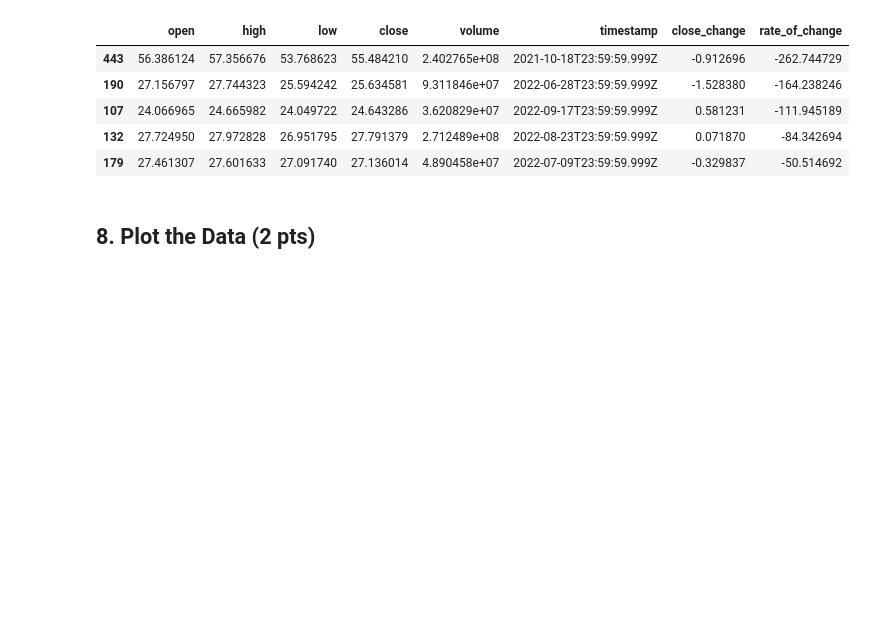
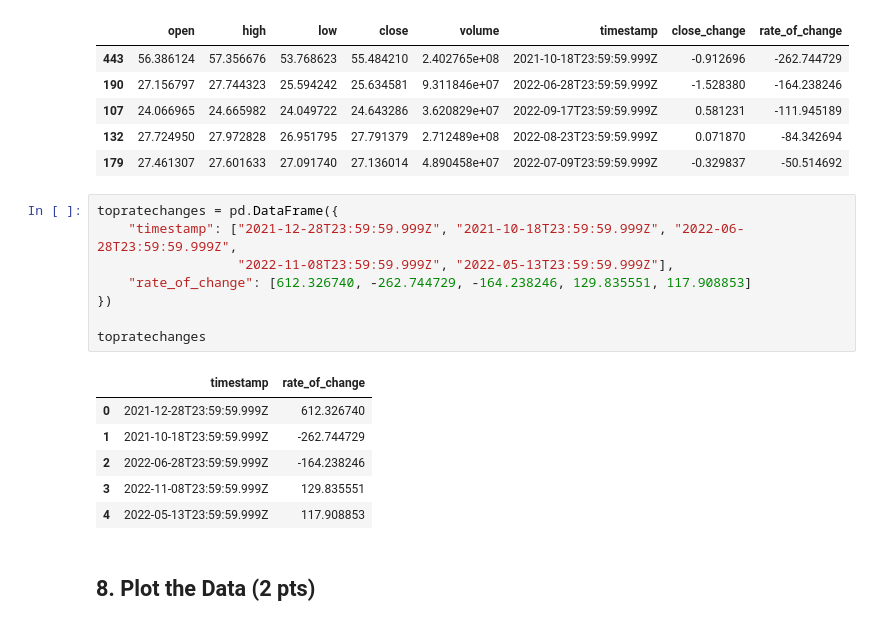
Before and after one commit to setran11/ds1002-mnd4up, a Jupyter notebook: labs/lab1/lab1-ftx-stock-pricing.ipynb, the cells around one changed output. Cells and saved outputs as stored; diff of their text form; blank space fills up the shorter version.

```diff
--- a/labs/lab1/lab1-ftx-stock-pricing.ipynb
+++ b/labs/lab1/lab1-ftx-stock-pricing.ipynb
@@ -243,6 +243,21 @@ dfnegratechange.head(5)
 | 107 | 24.066965 | 24.665982 | 24.049722 | 24.643286 | 3.620829e+07 | 2022-09-17T23:59:59.999Z | 0.581231 | -111.945189 |
 | 132 | 27.724950 | 27.972828 | 26.951795 | 27.791379 | 2.712489e+08 | 2022-08-23T23:59:59.999Z | 0.071870 | -84.342694 |
 | 179 | 27.461307 | 27.601633 | 27.091740 | 27.136014 | 4.890458e+07 | 2022-07-09T23:59:59.999Z | -0.329837 | -50.514692 |
+# %%
+topratechanges = pd.DataFrame({
+    "timestamp": ["2021-12-28T23:59:59.999Z", "2021-10-18T23:59:59.999Z", "2022-06-28T23:59:59.999Z",
+                  "2022-11-08T23:59:59.999Z", "2022-05-13T23:59:59.999Z"],
+    "rate_of_change": [612.326740, -262.744729, -164.238246, 129.835551, 117.908853]
+})
+
+topratechanges
+# %% [output]
+|  | timestamp | rate_of_change |
+| 0 | 2021-12-28T23:59:59.999Z | 612.326740 |
+| 1 | 2021-10-18T23:59:59.999Z | -262.744729 |
+| 2 | 2022-06-28T23:59:59.999Z | -164.238246 |
+| 3 | 2022-11-08T23:59:59.999Z | 129.835551 |
+| 4 | 2022-05-13T23:59:59.999Z | 117.908853 |
 # %% [markdown]
 ## 8. Plot the Data (2 pts)
 # %% [markdown]
```
Also changed, not shown: parts of 4 cells of this notebook.
